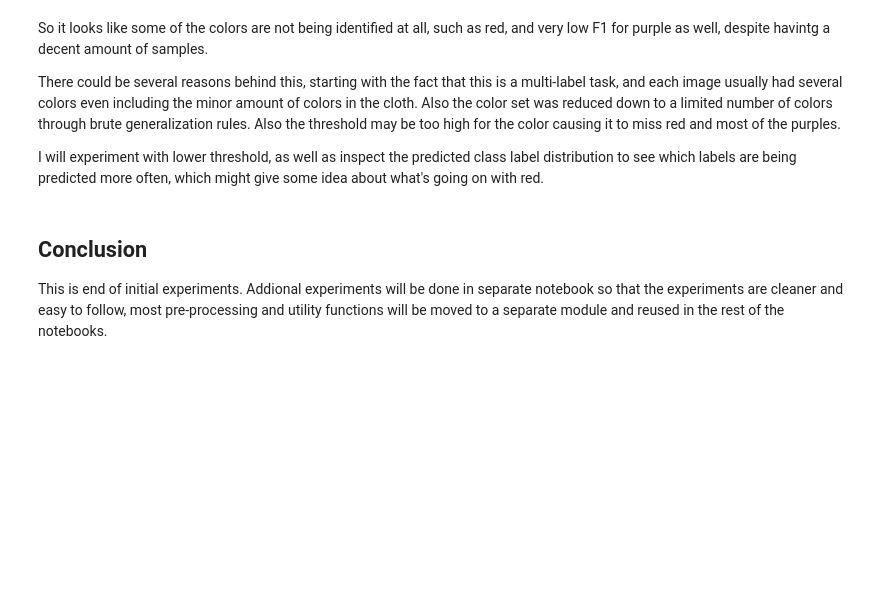
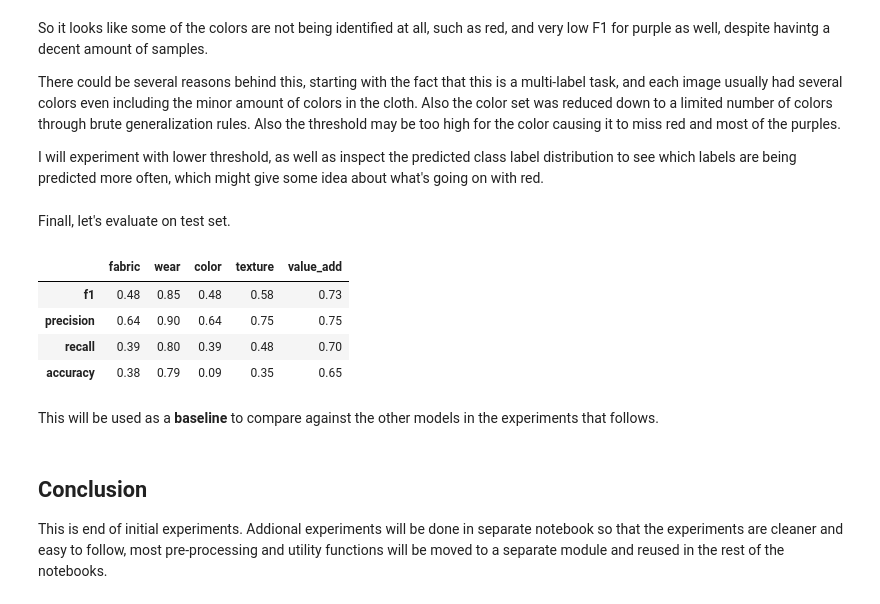
Before and after one commit to asifbd/final_repo, a Jupyter notebook: notebooks/training_mtl_resnet_baseline.ipynb, the cells around one changed output. Saved outputs shown, nothing was run; the diff lists cells and outputs as text; code cells hidden in the pictures; blank space fills up the shorter version.

Commit message:
eval on testset for baseline

```diff
--- a/notebooks/training_mtl_resnet_baseline.ipynb
+++ b/notebooks/training_mtl_resnet_baseline.ipynb
@@ -605,6 +632,38 @@ So it looks like some of the colors are not being identified at all, such as red
  There could be several reasons behind this, starting with the fact that this is a multi-label task, and each image usually had several colors even including the minor amount of colors in the cloth. Also the color set was reduced down to a limited number of colors through brute generalization rules. Also the threshold may be too high for the color causing it to miss red and most of the purples.
 
 I will experiment with lower threshold, as well as inspect the predicted class label distribution to see which labels are being predicted more often, which might give some idea about what's going on with red.
+# %% [markdown]
+Finall, let's evaluate on test set.
+# %%
+test_model = MTLModel(
+	fabric_dim=len(train_ds.label_columns['fabric']),
+	wear_dim=len(train_ds.label_columns['wear']),
+	color_dim=len(train_ds.label_columns['color']),
+	texture_dim=len(train_ds.label_columns['texture']),
+	value_add_dim=len(train_ds.label_columns['value_add']),
+)
+
+test_loss, test_metrics = evaluate_on_test(
+	model=test_model,
+	model_weight_path='../data/model_weights/best_model-resnet18_baseline.pt',
+	test_loader=test_loader,
+	device=device,
+	threshold=0.5
+)
+# %%
+from my_utils.eval_utils import parse_task_metrics_from_test
+
+task_metrics, _ = parse_task_metrics_from_test(test_metrics)
+
+pd.DataFrame.from_dict(task_metrics, orient='index').T.round(2)
+# %% [output]
+|  | fabric | wear | color | texture | value_add |
+| f1 | 0.48 | 0.85 | 0.48 | 0.58 | 0.73 |
+| precision | 0.64 | 0.90 | 0.64 | 0.75 | 0.75 |
+| recall | 0.39 | 0.80 | 0.39 | 0.48 | 0.70 |
+| accuracy | 0.38 | 0.79 | 0.09 | 0.35 | 0.65 |
+# %% [markdown]
+This will be used as a **baseline** to compare against the other models in the experiments that follows.
 # %% [markdown]
 ## Conclusion
 
```
Also changed, not shown: parts of 6 cells of this notebook.
